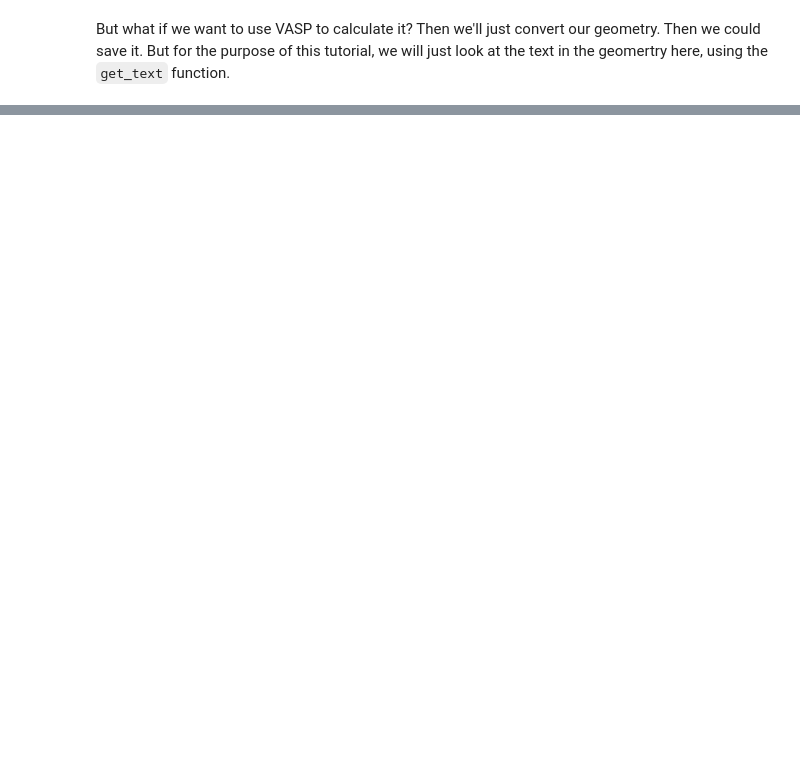
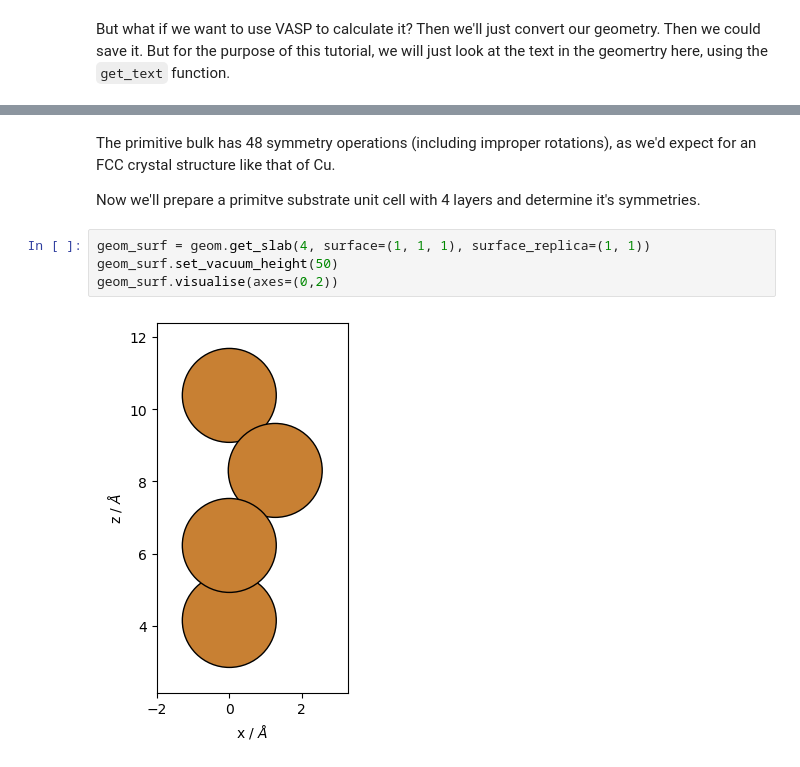
Before and after one commit to maurergroup/dfttools, a Jupyter notebook: tutorials/tutorial_geometry.ipynb, the cells around one changed output, grey strips where cells are left out. Drawn from its saved outputs; the diff is of its cells as text; blank space fills up the shorter version.

```diff
--- a/tutorials/tutorial_geometry.ipynb
+++ b/tutorials/tutorial_geometry.ipynb
@@ -171,0 +341,10 @@ Cartesian
+# %% [markdown]
+The primitive bulk has 48 symmetry operations (including improper rotations), as we'd expect for an FCC crystal structure like that of Cu.
+
+Now we'll prepare a primitve substrate unit cell with 4 layers and determine it's symmetries.
+# %%
+geom_surf = geom.get_slab(4, surface=(1, 1, 1), surface_replica=(1, 1))
+geom_surf.set_vacuum_height(50)
+geom_surf.visualise(axes=(0,2))
+# %% [output]
+[figure, added]
```
Also changed, not shown: parts of 34 cells of this notebook, 2 other files.
